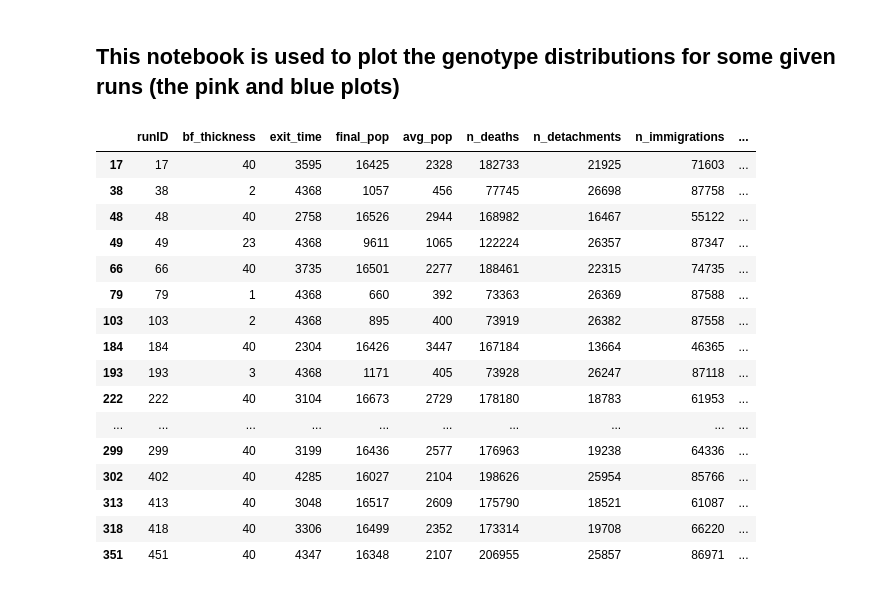
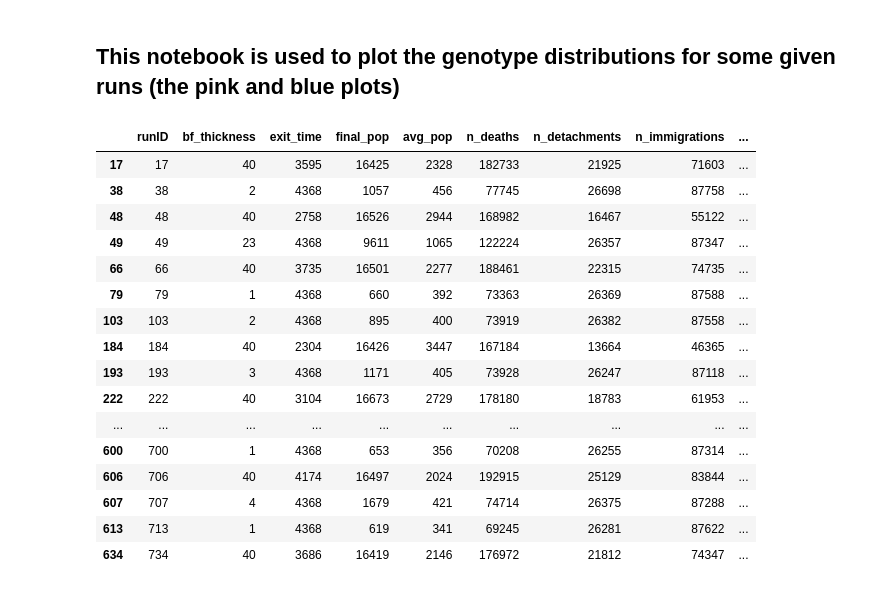
Before and after one commit to patricksinclair/multispecies_postprocessing, a Jupyter notebook: geno_distbs/varying_susceps/geno_distb_plotter.ipynb, the cells around one changed output. Saved outputs shown, nothing was run; the diff lists cells and outputs as text; code cells hidden in the pictures.

```diff
--- a/geno_distbs/varying_susceps/geno_distb_plotter.ipynb
+++ b/geno_distbs/varying_susceps/geno_distb_plotter.ipynb
@@ -99,42 +99,42 @@ event_counters_15pc_16Nov["date"] = "16-Nov-2020"
 event_counters_16pc_16Nov = getEventCountersDataframe(dates[4], pc_res[2], phase2_str, log_norm_params_16pcRes[1], duration)
 event_counters_16pc_16Nov["date"] = "16-Nov-2020"
 
-# event_counters_14pc_25Nov = getEventCountersDataframe(dates[5], pc_res[0], phase2_str, log_norm_params_14pcRes[1], duration)
-# event_counters_14pc_25Nov["date"] = "25-Nov-2020"
+event_counters_14pc_25Nov = getEventCountersDataframe(dates[5], pc_res[0], phase2_str, log_norm_params_14pcRes[1], duration)
+event_counters_14pc_25Nov["date"] = "25-Nov-2020"
 event_counters_15pc_25Nov = getEventCountersDataframe(dates[5], pc_res[1], phase2_str, log_norm_params_15pcRes[1], duration)
 event_counters_15pc_25Nov["date"] = "25-Nov-2020"
 event_counters_16pc_25Nov = getEventCountersDataframe(dates[5], pc_res[2], phase2_str, log_norm_params_16pcRes[1], duration)
 event_counters_16pc_25Nov["date"] = "25-Nov-2020"
 # %%
 all_event_counters_14pc = pd.concat([event_counters_14pc_24Sep, event_counters_14pc_09Oct, event_counters_15pc_14Oct, event_counters_15pc_06Nov,
-                                     event_counters_14pc_16Nov], ignore_index=True)
+                                     event_counters_14pc_16Nov, event_counters_14pc_25Nov], ignore_index=True)
 
 all_event_counters_15pc = pd.concat([event_counters_15pc_24Sep, event_counters_15pc_09Oct, event_counters_15pc_14Oct, event_counters_15pc_06Nov,
-                                    event_counters_15pc_16Nov, event_counters_15pc_25Nov], ignore_index=True)
+                                     event_counters_15pc_16Nov, event_counters_15pc_25Nov], ignore_index=True)
 
 all_event_counters_16pc = pd.concat([event_counters_16pc_24Sep, event_counters_16pc_09Oct, event_counters_16pc_14Oct, event_counters_16pc_06Nov,
-                                    event_counters_16pc_16Nov, event_counters_16pc_25Nov], ignore_index=True)
+                                     event_counters_16pc_16Nov, event_counters_16pc_25Nov], ignore_index=True)
 #all_event_counters_14pc[all_event_counters_14pc["bf_thickness"] > 0]
 #print((all_event_counters_14pc[all_event_counters_14pc["runID"]==198]["date"].values[0]))
 all_event_counters_14pc[all_event_counters_14pc["bf_thickness"] > 0]
 # %% [output]
 |  | runID | bf_thickness | exit_time | final_pop | avg_pop | n_deaths | n_detachments | n_immigrations | ... |
 | 17 | 17 | 40 | 3595 | 16425 | 2328 | 182733 | 21925 | 71603 | ... |
 | 38 | 38 | 2 | 4368 | 1057 | 456 | 77745 | 26698 | 87758 | ... |
 | 48 | 48 | 40 | 2758 | 16526 | 2944 | 168982 | 16467 | 55122 | ... |
 | 49 | 49 | 23 | 4368 | 9611 | 1065 | 122224 | 26357 | 87347 | ... |
 | 66 | 66 | 40 | 3735 | 16501 | 2277 | 188461 | 22315 | 74735 | ... |
 | 79 | 79 | 1 | 4368 | 660 | 392 | 73363 | 26369 | 87588 | ... |
 | 103 | 103 | 2 | 4368 | 895 | 400 | 73919 | 26382 | 87558 | ... |
 | 184 | 184 | 40 | 2304 | 16426 | 3447 | 167184 | 13664 | 46365 | ... |
 | 193 | 193 | 3 | 4368 | 1171 | 405 | 73928 | 26247 | 87118 | ... |
 | 222 | 222 | 40 | 3104 | 16673 | 2729 | 178180 | 18783 | 61953 | ... |
 | ... | ... | ... | ... | ... | ... | ... | ... | ... | ... |
-| 299 | 299 | 40 | 3199 | 16436 | 2577 | 176963 | 19238 | 64336 | ... |
-| 302 | 402 | 40 | 4285 | 16027 | 2104 | 198626 | 25954 | 85766 | ... |
-| 313 | 413 | 40 | 3048 | 16517 | 2609 | 175790 | 18521 | 61087 | ... |
-| 318 | 418 | 40 | 3306 | 16499 | 2352 | 173314 | 19708 | 66220 | ... |
-| 351 | 451 | 40 | 4347 | 16348 | 2107 | 206955 | 25857 | 86971 | ... |
+| 600 | 700 | 1 | 4368 | 653 | 356 | 70208 | 26255 | 87314 | ... |
+| 606 | 706 | 40 | 4174 | 16497 | 2024 | 192915 | 25129 | 83844 | ... |
+| 607 | 707 | 4 | 4368 | 1679 | 421 | 74714 | 26375 | 87288 | ... |
+| 613 | 713 | 1 | 4368 | 619 | 341 | 69245 | 26281 | 87622 | ... |
+| 634 | 734 | 40 | 3686 | 16419 | 2146 | 176972 | 21812 | 74347 | ... |
 # %%
 def getGenoDistbDict(runID, pc_res, phase_val, event_counters):
     '''
```
Also changed, not shown: parts of 5 cells of this notebook, 2 other files.
